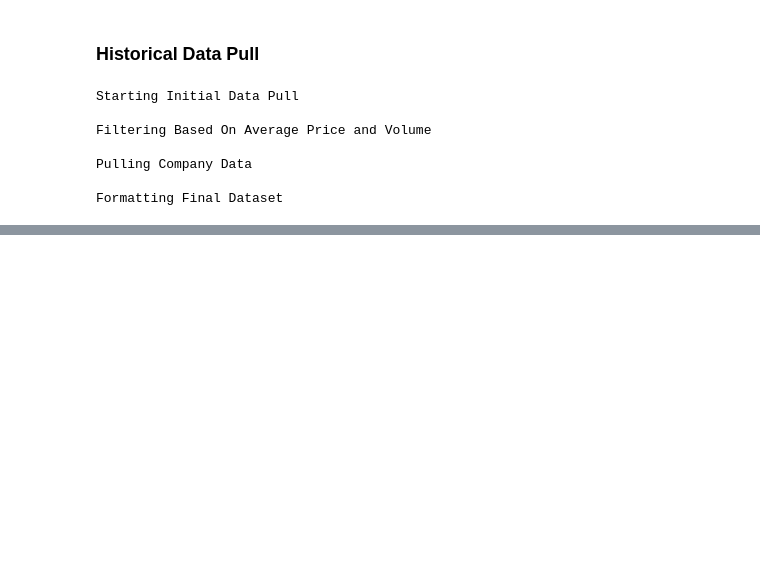
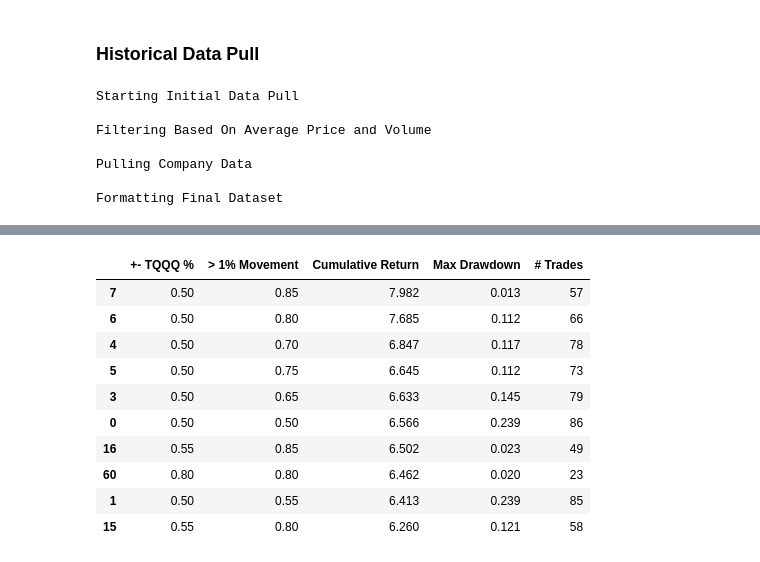
Before and after one commit to webclinic017/Stock-Strategy-Exploration, a Jupyter notebook: Python/Automated-Investing.ipynb, the cells around one changed output, grey strips where cells are left out. Drawn from its saved outputs; the diff is of its cells as text; code cells hidden in the pictures; blank space fills up the shorter version.

```diff
--- a/Python/Automated-Investing.ipynb
+++ b/Python/Automated-Investing.ipynb
@@ -625,0 +261,36 @@ Order ID: f20ed7c9-9343-49fd-b394-e82265499f4d placed
+# %%
+## Running Brute Force Search
+Return = []; DD = []; nt = []; p = []; vp = [];
+pcts = np.arange(0.50,0.95,0.05)
+vol_pcts = np.arange(0.50,0.95,0.05)
+for pct in tqdm(pcts):
+    for v_pct in vol_pcts:
+        Results = Bayesian_Leveraged(
+            Combined_Data,
+            Minimum_Move = 0.01,
+            test_window = 90,
+            vol_pct = v_pct,
+            pct = pct,
+            print_results = False
+        )
+        Return.append(Results['ret'])
+        DD.append(Results['dd'])
+        nt.append(Results['nt'])
+        p.append(pct)
+        vp.append(v_pct)
+Bayes_Results = pd.DataFrame({'+- TQQQ %':p,'> 1% Movement':vp,'Cumulative Return':Return,'Max Drawdown':DD,'# Trades':nt}). \
+    sort_values('Cumulative Return',ascending=False)
+pct,vpct = Bayes_Results['+- TQQQ %'][0],Bayes_Results['> 1% Movement'][0]
+Bayes_Results.head(10)
+# %% [output]
+|  | +- TQQQ % | > 1% Movement | Cumulative Return | Max Drawdown | # Trades |
+| 7 | 0.50 | 0.85 | 7.982 | 0.013 | 57 |
+| 6 | 0.50 | 0.80 | 7.685 | 0.112 | 66 |
+| 4 | 0.50 | 0.70 | 6.847 | 0.117 | 78 |
+| 5 | 0.50 | 0.75 | 6.645 | 0.112 | 73 |
+| 3 | 0.50 | 0.65 | 6.633 | 0.145 | 79 |
+| 0 | 0.50 | 0.50 | 6.566 | 0.239 | 86 |
+| 16 | 0.55 | 0.85 | 6.502 | 0.023 | 49 |
+| 60 | 0.80 | 0.80 | 6.462 | 0.020 | 23 |
+| 1 | 0.50 | 0.55 | 6.413 | 0.239 | 85 |
+| 15 | 0.55 | 0.80 | 6.260 | 0.121 | 58 |
```
Also changed, not shown: parts of 25 cells of this notebook, 5 other files.
